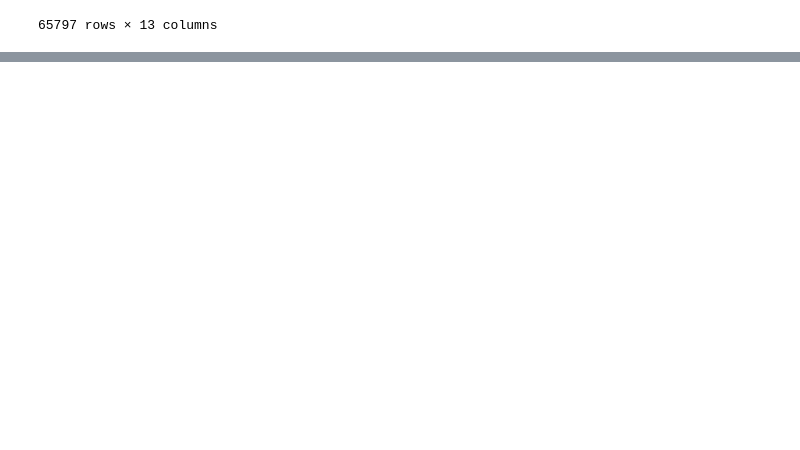
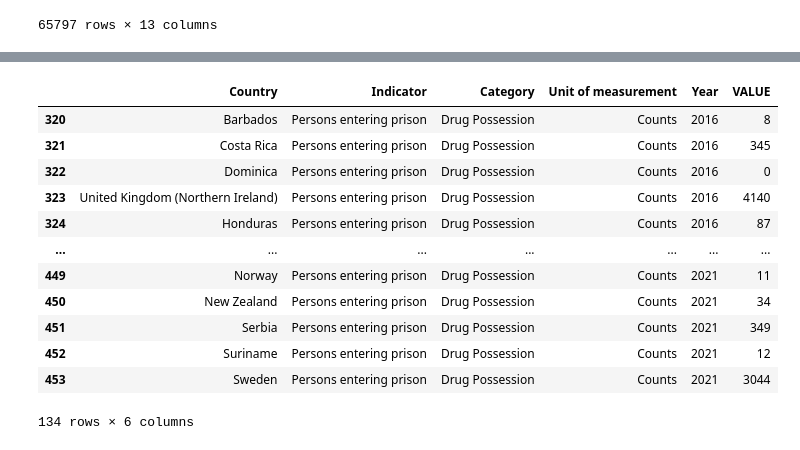
Before and after one commit to Wabfall/escobaddictions, a Jupyter notebook: Escobaddictions4.ipynb, the cells around one changed output, grey strips where cells are left out. Cells and saved outputs as stored; diff of their text form; code cells hidden in the pictures; blank space fills up the shorter version.

```diff
--- a/Escobaddictions4.ipynb
+++ b/Escobaddictions4.ipynb
@@ -59,0 +81,24 @@ See the caveats in the documentation: https://pandas.pydata.org/pandas-docs/stab
+# %%
+df_selected2 = df[selected_columns]
+condition1 = df_selected2['Category'] == 'Drug Possession'
+condition2 = df_selected2['Indicator'] == 'Persons entering prison'
+condition3 = df_selected2['Unit of measurement'] == 'Counts'
+
+# Filtrage du DataFrame
+filtered_df2 = df_selected2[condition1 & condition2 & condition3 ]
+
+filtered_df2
+# %% [output]
+|  | Country | Indicator | Category | Unit of measurement | Year | VALUE |
+| 320 | Barbados | Persons entering prison | Drug Possession | Counts | 2016 | 8 |
+| 321 | Costa Rica | Persons entering prison | Drug Possession | Counts | 2016 | 345 |
+| 322 | Dominica | Persons entering prison | Drug Possession | Counts | 2016 | 0 |
+| 323 | United Kingdom (Northern Ireland) | Persons entering prison | Drug Possession | Counts | 2016 | 4140 |
+| 324 | Honduras | Persons entering prison | Drug Possession | Counts | 2016 | 87 |
+| ... | ... | ... | ... | ... | ... | ... |
+| 449 | Norway | Persons entering prison | Drug Possession | Counts | 2021 | 11 |
+| 450 | New Zealand | Persons entering prison | Drug Possession | Counts | 2021 | 34 |
+| 451 | Serbia | Persons entering prison | Drug Possession | Counts | 2021 | 349 |
+| 452 | Suriname | Persons entering prison | Drug Possession | Counts | 2021 | 12 |
+| 453 | Sweden | Persons entering prison | Drug Possession | Counts | 2021 | 3044 |
+134 rows × 6 columns
```
Also changed, not shown: parts of 4 cells of this notebook.
